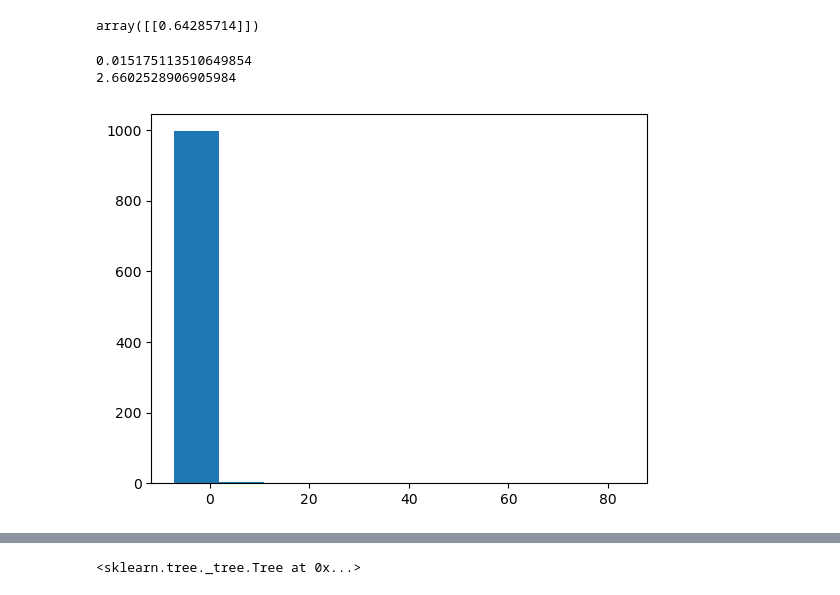
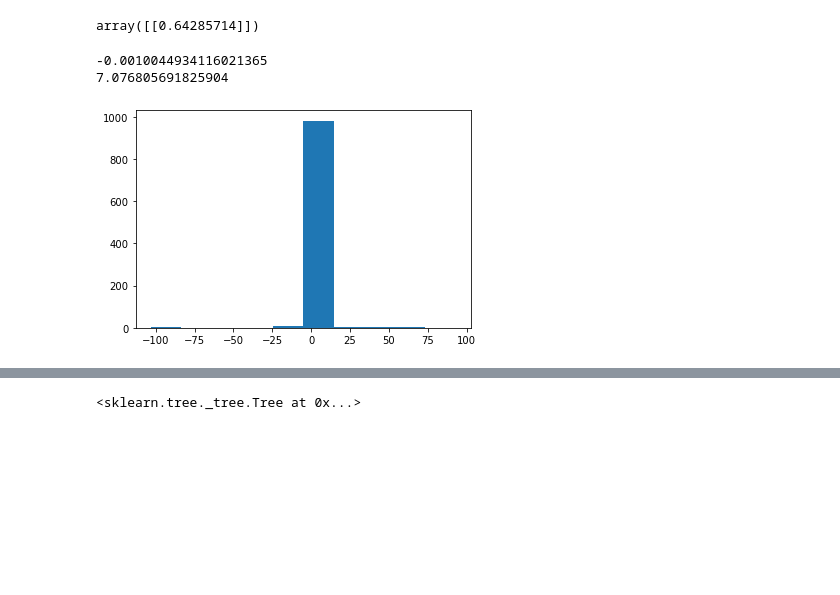
Before and after one commit to Jbug1/mixturePred, a Jupyter notebook: coeff_recovery.ipynb, the cells around one changed output, grey strips where cells are left out. Cells and saved outputs as stored; diff of their text form; code cells hidden in the pictures; blank space fills up the shorter version.

```diff
--- a/coeff_recovery.ipynb
+++ b/coeff_recovery.ipynb
@@ -302,35 +326,36 @@ array([[0.64285714]])
 # %%
 m = 2#mod.coef_[0]
 res_ = list()
 
 for _ in range(1000):
-    n=10
+    n=100
 
     x = np.random.normal(0,10,size=n)
-    x2 = x+ np.random.normal(6,2,size=n)
+    #x2 = x+ np.random.normal(6,2,size=n)
 
+    #this is the mean of y
     mean = 0
     for i in range(n):
 
-        mean+= m*x2[i]
+        mean+= m*x[i]
 
     mean=mean/n
 
     res=0
     for i in range(n):
 
-        y=m*x2[i]+np.random.normal(0,2)
+        y=m*x[i]+np.random.normal(0,2)
 
-        if i!=np.mean(x):
-            res+=((y-2*x2[i])/(x[i]-x2[i]))/n
+        if x[i]!=np.mean(x):
+            res+=((y-mean)/(x[i]-np.mean(x)))/n
 
-    res_.append(res-0)
+    res_.append(res-m)
 
 plt.hist(res_)
 
 print(np.median(res_))
 print(np.std(res_))
 # %% [output]
-0.015175113510649854
-2.6602528906905984
+-0.0010044934116021365
+7.076805691825904
-[figure, old version]
+[figure, new version]
```
Also changed, not shown: parts of 5 cells of this notebook, 2 other files.
